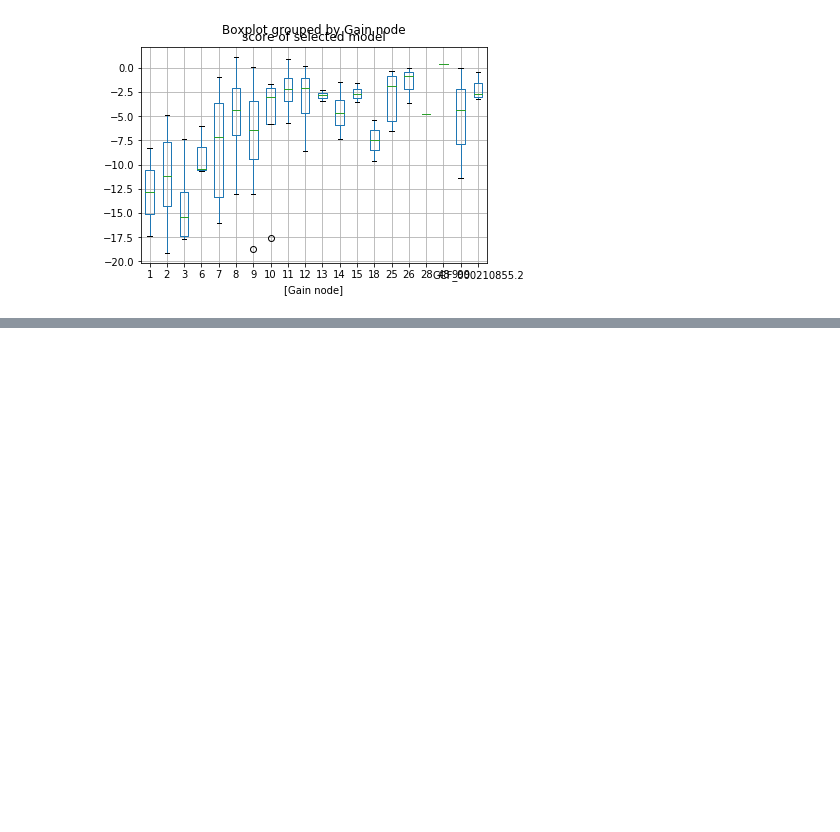
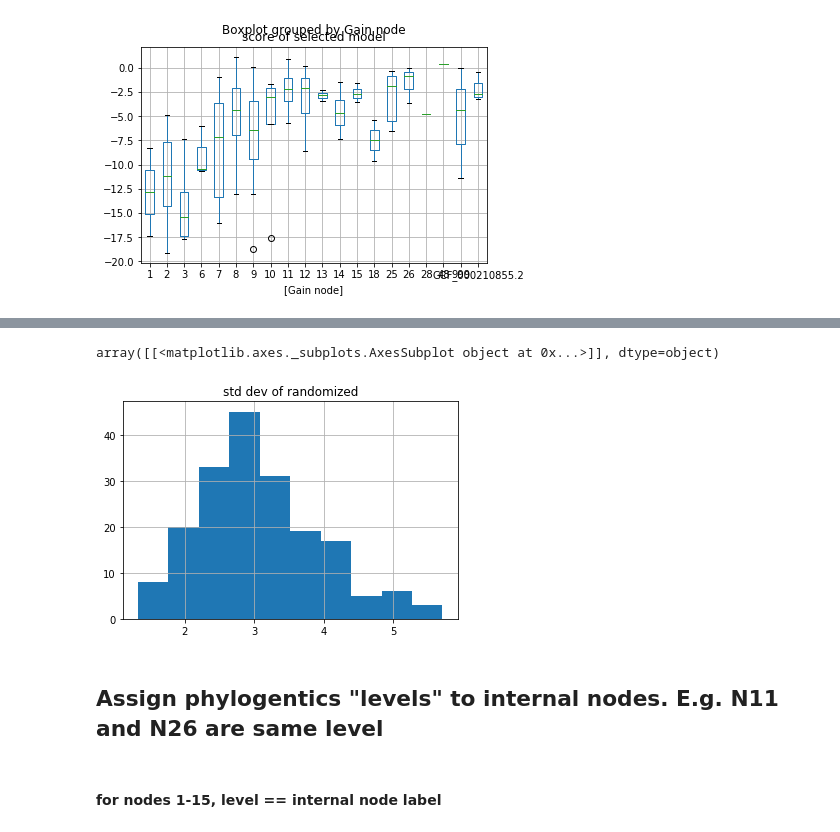
Before and after one commit to blauguste/free-energy-plots, a Jupyter notebook: free_energy_plots.ipynb, the cells around one changed output, grey strips where cells are left out. Cells and saved outputs as stored; diff of their text form; code cells hidden in the pictures; blank space fills up the shorter version.

```diff
--- a/free_energy_plots.ipynb
+++ b/free_energy_plots.ipynb
@@ -99,0 +116,7 @@ no_outliers[['score of selected model', 'Gain node']].boxplot(by='Gain node')
+# %%
+df[['std dev of randomized']].hist()
+# %% [output]
+array([[<matplotlib.axes._subplots.AxesSubplot object at 0x...>]], dtype=object)
+[figure, added]
+# %% [markdown]
+## Assign phylogentics "levels" to internal nodes. E.g. N11 and N26 are same level
@@ -99,0 +125,2 @@ no_outliers[['score of selected model', 'Gain node']].boxplot(by='Gain node')
+# %% [markdown]
+#### for nodes 1-15, level == internal node label
```
Also changed, not shown: parts of 17 cells of this notebook.
